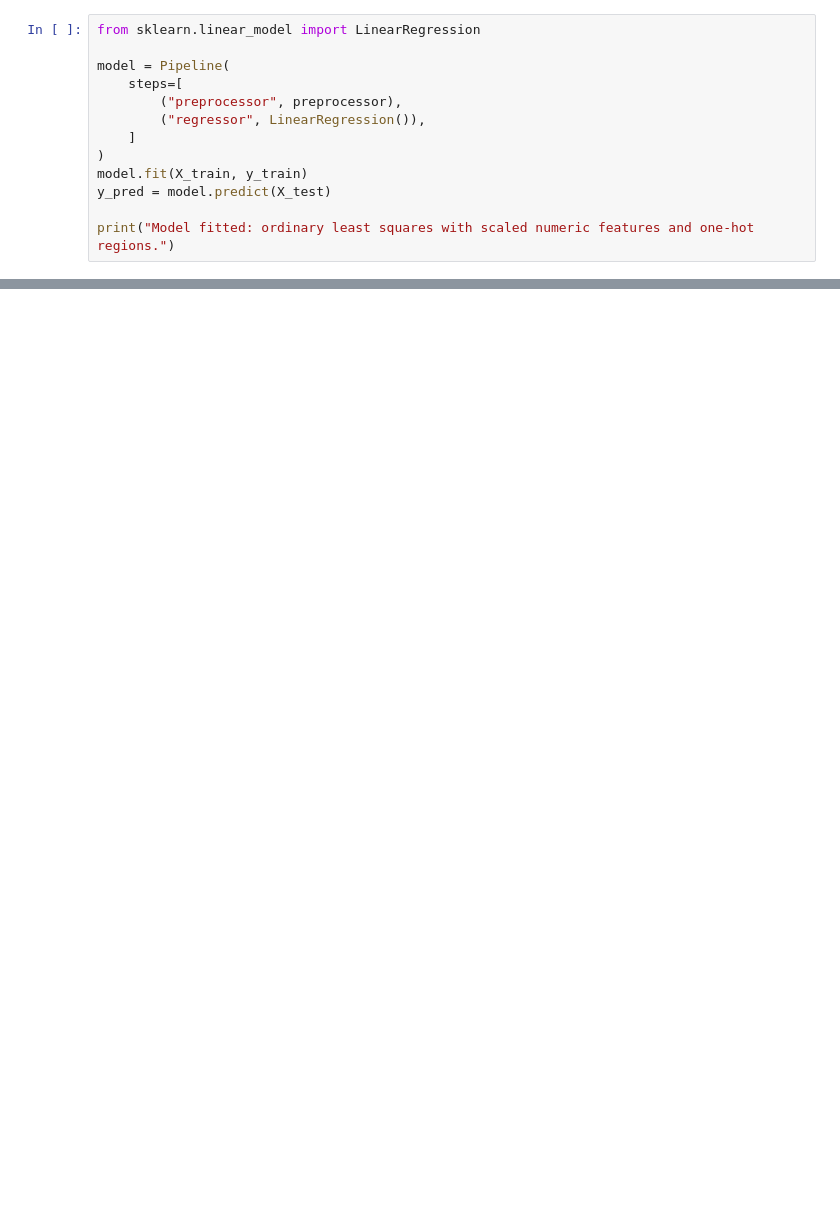
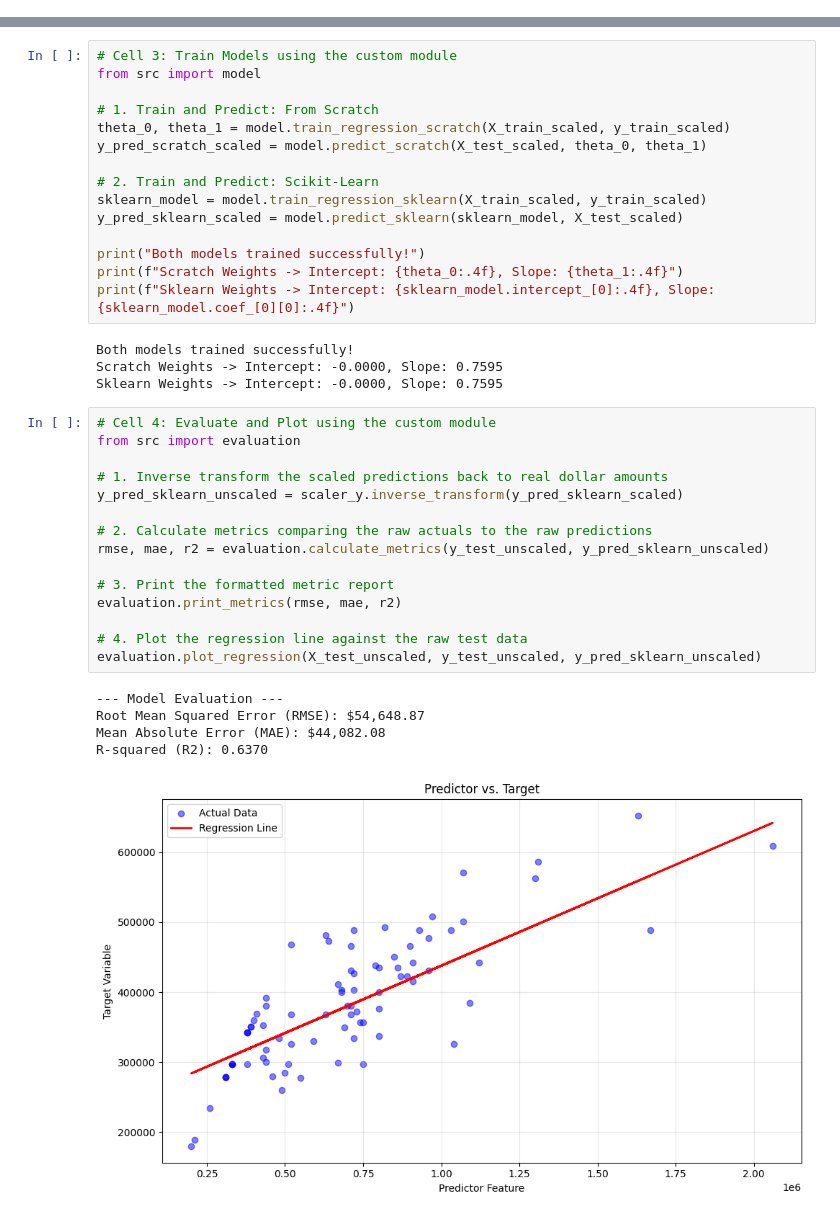
Before and after one commit to DavisenV/CSCN8010-LinearRegressionArchitecture_Workshop, a Jupyter notebook: notebooks/linear_regression.ipynb, the cells around one changed output, grey strips where cells are left out. Cells and saved outputs as stored; diff of their text form; blank space fills up the shorter version.

```diff
--- a/notebooks/linear_regression.ipynb
+++ b/notebooks/linear_regression.ipynb
@@ -207,13 +0,0 @@ Excluded from predictors: ['affordable_purchase_price_of_a_detached_house', 'pur
-# %%
-from sklearn.linear_model import LinearRegression
-
-model = Pipeline(
-    steps=[
-        ("preprocessor", preprocessor),
-        ("regressor", LinearRegression()),
-    ]
-)
-model.fit(X_train, y_train)
-y_pred = model.predict(X_test)
-
-print("Model fitted: ordinary least squares with scaled numeric features and one-hot regions.")
@@ -285,0 +35,40 @@ Interpretation: use the test metrics and residual pattern together; this cross-s
+# %%
+# Cell 3: Train Models using the custom module
+from src import model
+
+# 1. Train and Predict: From Scratch
+theta_0, theta_1 = model.train_regression_scratch(X_train_scaled, y_train_scaled)
+y_pred_scratch_scaled = model.predict_scratch(X_test_scaled, theta_0, theta_1)
+
+# 2. Train and Predict: Scikit-Learn
+sklearn_model = model.train_regression_sklearn(X_train_scaled, y_train_scaled)
+y_pred_sklearn_scaled = model.predict_sklearn(sklearn_model, X_test_scaled)
+
+print("Both models trained successfully!")
+print(f"Scratch Weights -> Intercept: {theta_0:.4f}, Slope: {theta_1:.4f}")
+print(f"Sklearn Weights -> Intercept: {sklearn_model.intercept_[0]:.4f}, Slope: {sklearn_model.coef_[0][0]:.4f}")
+# %% [output]
+Both models trained successfully!
+Scratch Weights -> Intercept: -0.0000, Slope: 0.7595
+Sklearn Weights -> Intercept: -0.0000, Slope: 0.7595
+# %%
+# Cell 4: Evaluate and Plot using the custom module
+from src import evaluation
+
+# 1. Inverse transform the scaled predictions back to real dollar amounts
+y_pred_sklearn_unscaled = scaler_y.inverse_transform(y_pred_sklearn_scaled)
+
+# 2. Calculate metrics comparing the raw actuals to the raw predictions
+rmse, mae, r2 = evaluation.calculate_metrics(y_test_unscaled, y_pred_sklearn_unscaled)
+
+# 3. Print the formatted metric report
+evaluation.print_metrics(rmse, mae, r2)
+
+# 4. Plot the regression line against the raw test data
+evaluation.plot_regression(X_test_unscaled, y_test_unscaled, y_pred_sklearn_unscaled)
+# %% [output]
+--- Model Evaluation ---
+Root Mean Squared Error (RMSE): $54,648.87
+Mean Absolute Error (MAE): $44,082.08
+R-squared (R2): 0.6370
+[figure, added]
```
Also changed, not shown: parts of 10 cells of this notebook, 24 other files.
